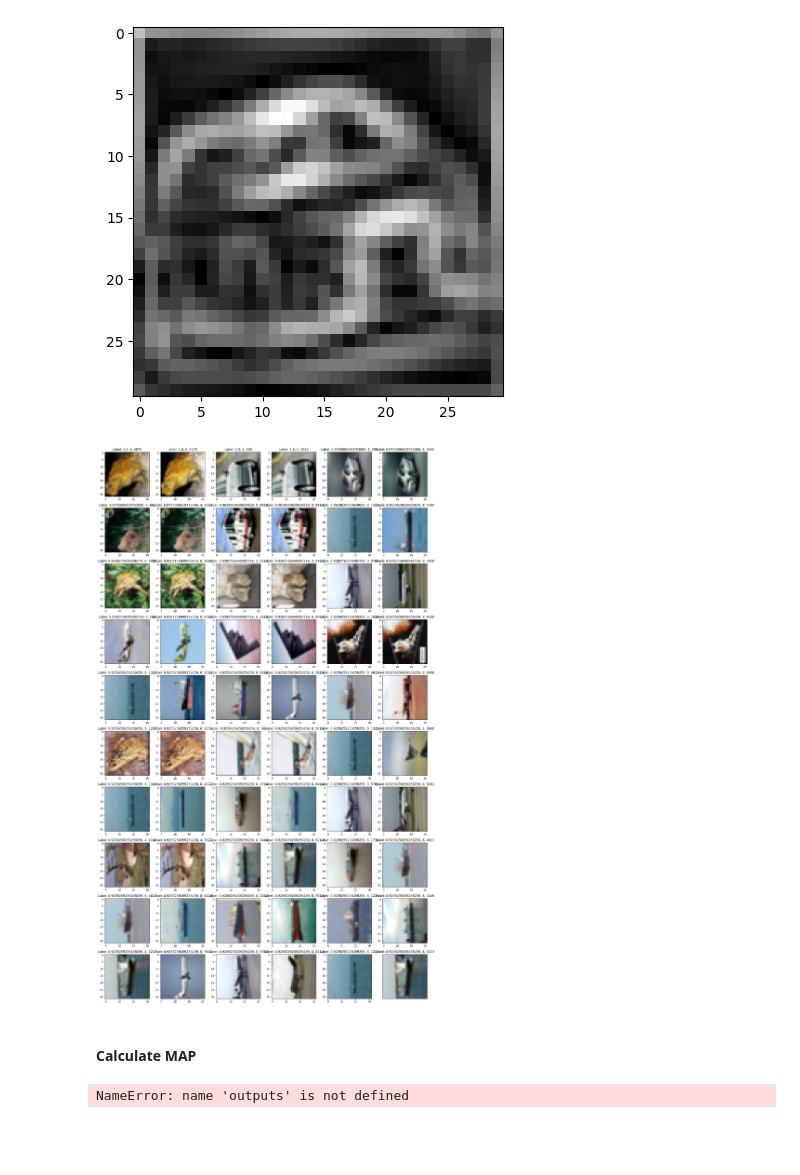
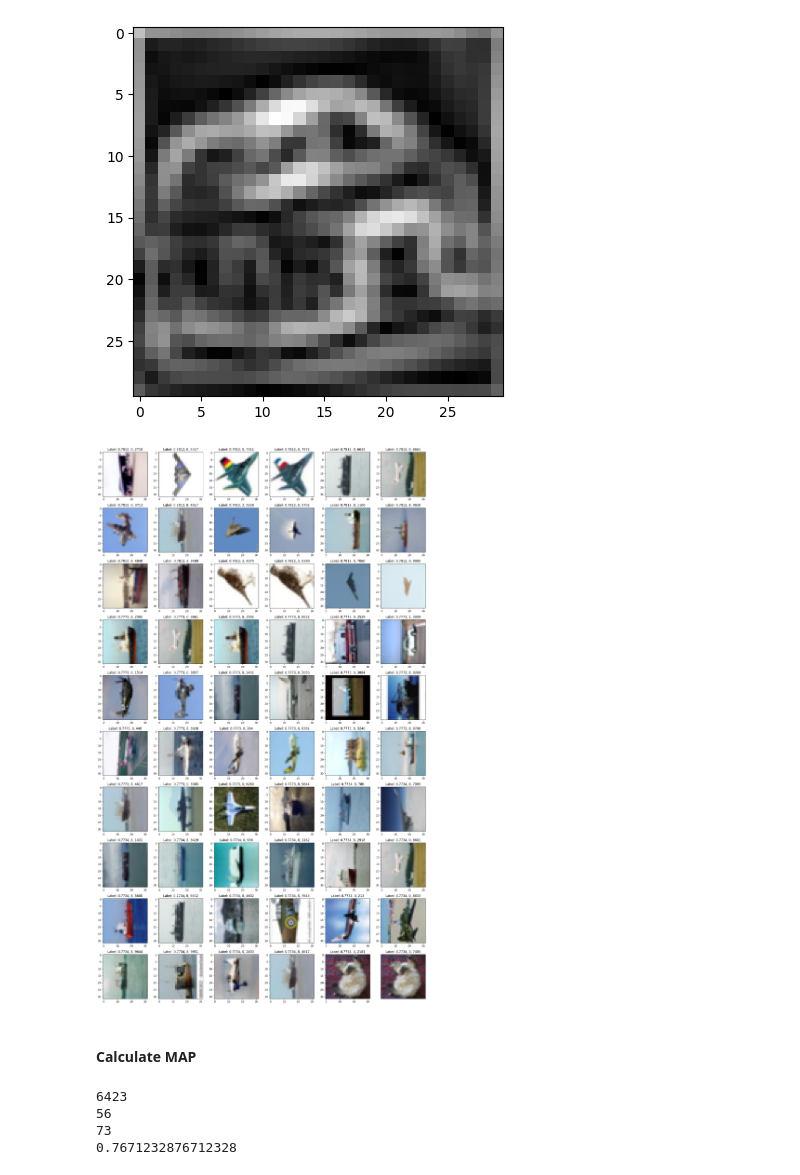
Before and after one commit to Bronomor/HashMaster, a Jupyter notebook: 1.LSH/LSH.ipynb, the cells around one changed output. Saved outputs shown, nothing was run; the diff lists cells and outputs as text; code cells hidden in the pictures; blank space fills up the shorter version.

```diff
--- a/1.LSH/LSH.ipynb
+++ b/1.LSH/LSH.ipynb
@@ -210,10 +210,10 @@ import time
 
 start = time.time()
 
-lsh = LSH(8, 9)
+lsh = LSH(32, 16)
 shingels = lsh.compute_hash(images)
 pairs = lsh.compute_candidate()
-duplicates = lsh.check_candidate(pairs,0.85)
+duplicates = lsh.check_candidate(pairs,0.70)
 
 end = time.time()
 print( "time: ", end - start )
@@ -611,35 +611,54 @@ plt.imshow(img_hash.T, cmap='gray')
 # %%
 num_row = 10
 num_col = 6
 
-idx_start = 0;
+idx_start = 60;
 
 fig, axes = plt.subplots(num_row, num_col, figsize=(3*num_col,3*num_row))
 for i in range(0, num_row*num_col, 2):
     ax = axes[i//num_col, i%num_col]
     ax.imshow(images[duplicates[i//2 + idx_start][0]].reshape(3,32,32).T)
-    ax.set_title(f"""Label: {duplicates[i//2 + idx_start][2]}, {labels[duplicates[i//2 + idx_start][0]]}, {duplicates[i//2 + idx_start][0]}""")
+    ax.set_title(f"""Label: {round(duplicates[i//2 + idx_start][2], 4)}, {labels[duplicates[i//2 + idx_start][0]]}, {duplicates[i//2 + idx_start][0]}""")
 
     ax = axes[(i+1)//num_col, (i+1)%num_col]
     ax.imshow(images[duplicates[i//2 + idx_start][1]].reshape(3,32,32).T)
-    ax.set_title(f"""Label: {duplicates[i//2 + idx_start][2]}, {labels[duplicates[i//2 + idx_start][1]]}, {duplicates[i//2 + idx_start][1]}""")
+    ax.set_title(f"""Label: {round(duplicates[i//2 + idx_start][2], 4)}, {labels[duplicates[i//2 + idx_start][1]]}, {duplicates[i//2 + idx_start][1]}""")
 
 
 plt.tight_layout()
 plt.xticks([])
 plt.yticks([])
 
 plt.show()
 # %% [output]
-[figure, old version]
+[figure, new version]
 # %% [markdown]
 #### Calculate MAP
 # %%
 from torcheval.metrics.functional import multiclass_auprc
-# %%
-print( "mAP value equals to: ", multiclass_auprc(outputs, labels))
-# %% [output]
-NameError: name 'outputs' is not defined
+# %%
+print( len(duplicates) )
+
+withoutLastElements = 6350
+
+sumTrueDuplicates = 0
+# same classes vs total
+for i in range( len(duplicates) - withoutLastElements ):
+    #print(labels[duplicates[i][0]])
+    #print(labels[duplicates[i][1]])
+    if labels[duplicates[i][0]] == labels[duplicates[i][1]]:
+        sumTrueDuplicates += 1
+
+
+print(sumTrueDuplicates)
+print(len(duplicates) - withoutLastElements )
+acc = sumTrueDuplicates / ( len(duplicates) - withoutLastElements )
+print(acc)
+# %% [output]
+6423
+56
+73
+0.7671232876712328
 # %%
 #To write
 # %%
```
Also changed, not shown: parts of 7 cells of this notebook, 10 other files.
